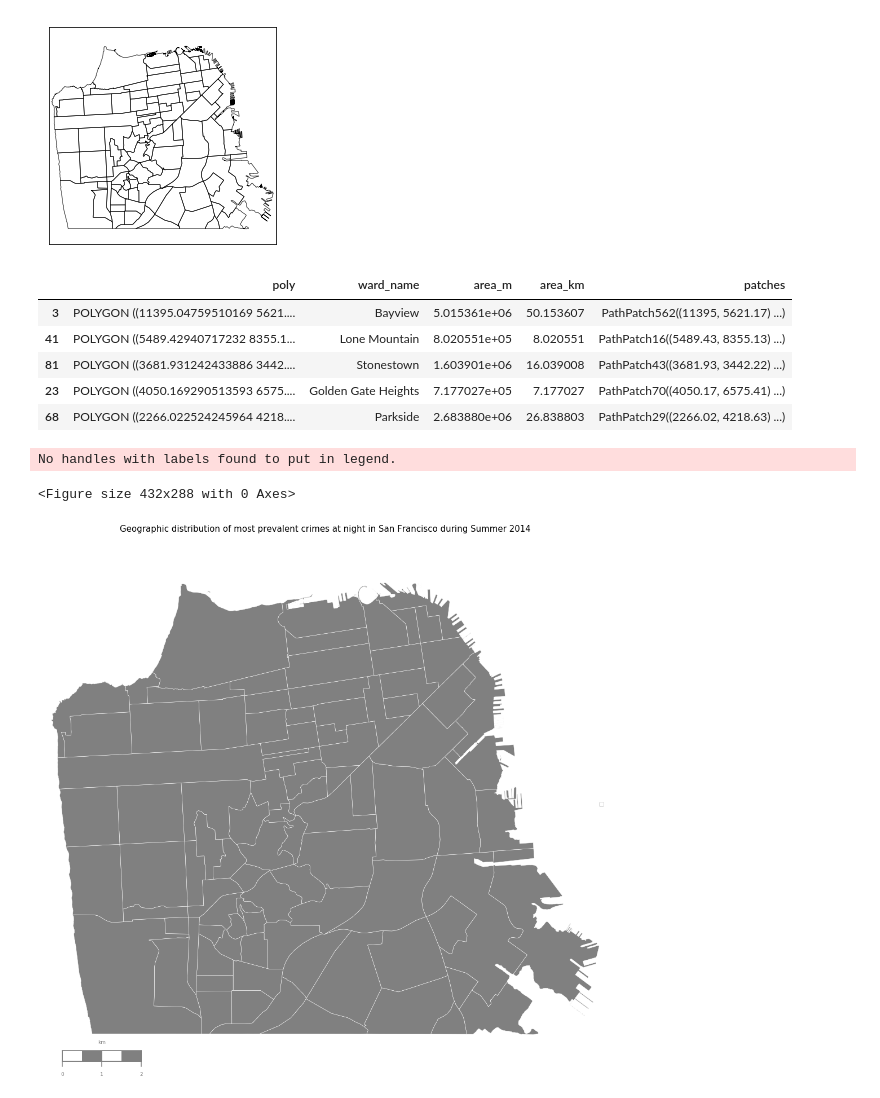
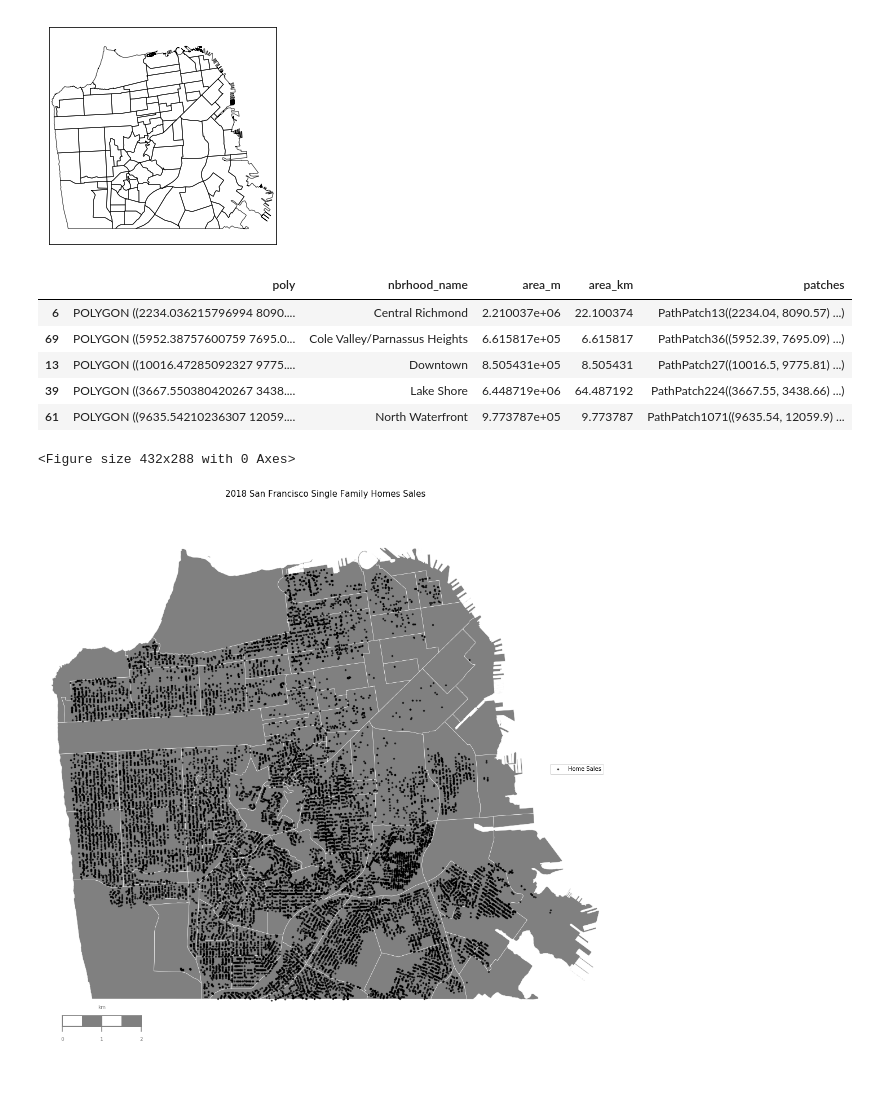
Before and after one commit to Ahdeny/SF_Real_Estate_Project, a Jupyter notebook: SF Map Code Test.ipynb, the cells around one changed output. Cells and saved outputs as stored; diff of their text form; code cells hidden in the pictures.

```diff
--- a/SF Map Code Test.ipynb
+++ b/SF Map Code Test.ipynb
@@ -71,10 +71,8 @@ import fiona
 import matplotlib.pyplot as plt
 # %%
 # Load SF real estate data
-sf_data = pd.read_csv('https://raw.githubusercontent.com/JimKing100/SF_Real_Estate_Project/master/data/SF-SFR-Sales-Edited.csv')
-sf_data.insert(0, 'latitude', 0.0)
-sf_data.insert(1, 'longitude', 0.0)
+sf_data = pd.read_csv('https://raw.githubusercontent.com/JimKing100/SF_Real_Estate_Project/master/data/SF-SFR-Sales-Final1.csv')
 print(sf_data.shape)
-sf_data.head(200)
+sf_data.head(20)
 # %% [output]
 (23711, 30)
@@ -99,10 +96,7 @@ sf_data.head(200)
 # %%
-for i in range(1000, 1400):
-  geolocator = Nominatim(user_agent='Test')
-  location = geolocator.geocode(sf_data.loc[i, 'full_address'], timeout=None)
-  if location:
-    sf_data.loc[i, 'latitude'] = location.latitude
-    sf_data.loc[i, 'longitude'] = location.longitude
-
-print(sf_data.shape)
-sf_data.head(1200)
+#for i in range(1000, 1400):
+#  geolocator = Nominatim(user_agent='Test')
+#  location = geolocator.geocode(sf_data.loc[i, 'full_address'], timeout=None)
+#  if location:
+#    sf_data.loc[i, 'latitude'] = location.latitude
+#    sf_data.loc[i, 'longitude'] = location.longitude
@@ -220,7 +169,7 @@ m.readshapefile(
 # %%
 df_map = pd.DataFrame({
     'poly': [Polygon(xy) for xy in m.SF],
-    'ward_name': [ward['nbrhood'] for ward in m.SF_info]})
+    'nbrhood_name': [nbrhood['nbrhood'] for nbrhood in m.SF_info]})
 df_map['area_m'] = df_map['poly'].map(lambda x: x.area)
 df_map['area_km'] = df_map['area_m'] / 100000
 # Draw neighborhoods with polygons
@@ -232,34 +181,49 @@ df_map['patches'] = df_map['poly'].map(lambda x: PolygonPatch(
 
 df_map.sample(n=5)
 # %% [output]
-|  | poly | ward_name | area_m | area_km | patches |
-| 3 | POLYGON ((11395.04759510169 5621.... | Bayview | 5.015361e+06 | 50.153607 | PathPatch562((11395, 5621.17) ...) |
-| 41 | POLYGON ((5489.42940717232 8355.1... | Lone Mountain | 8.020551e+05 | 8.020551 | PathPatch16((5489.43, 8355.13) ...) |
-| 81 | POLYGON ((3681.931242433886 3442.... | Stonestown | 1.603901e+06 | 16.039008 | PathPatch43((3681.93, 3442.22) ...) |
-| 23 | POLYGON ((4050.169290513593 6575.... | Golden Gate Heights | 7.177027e+05 | 7.177027 | PathPatch70((4050.17, 6575.41) ...) |
-| 68 | POLYGON ((2266.022524245964 4218.... | Parkside | 2.683880e+06 | 26.838803 | PathPatch29((2266.02, 4218.63) ...) |
+|  | poly | nbrhood_name | area_m | area_km | patches |
+| 6 | POLYGON ((2234.036215796994 8090.... | Central Richmond | 2.210037e+06 | 22.100374 | PathPatch13((2234.04, 8090.57) ...) |
+| 69 | POLYGON ((5952.38757600759 7695.0... | Cole Valley/Parnassus Heights | 6.615817e+05 | 6.615817 | PathPatch36((5952.39, 7695.09) ...) |
+| 13 | POLYGON ((10016.47285092327 9775.... | Downtown | 8.505431e+05 | 8.505431 | PathPatch27((10016.5, 9775.81) ...) |
+| 39 | POLYGON ((3667.550380420267 3438.... | Lake Shore | 6.448719e+06 | 64.487192 | PathPatch224((3667.55, 3438.66) ...) |
+| 61 | POLYGON ((9635.54210236307 12059.... | North Waterfront | 9.773787e+05 | 9.773787 | PathPatch1071((9635.54, 12059.9) ... |
+# %%
+
+# Create Point objects in map coordinates from dataframe lon and lat values
+map_points = pd.Series([Point(m(mapped_x,mapped_y)) for mapped_x, mapped_y in zip(sf_data['longitude'],sf_data['latitude'])])
+plt_points = MultiPoint(list(map_points.values))
+#hoods_polygon = prep(MultiPolygon(list(df_map['poly'].values)))
+#pts = filter(hoods_polygon.contains,plt_points)
 # %%
 plt.clf()
 fig = plt.figure()
-ax = fig.add_subplot(111, frame_on=False)
+ax = fig.add_subplot(111, facecolor='w', frame_on=False)
+
+dev = m.scatter(
+    [geom.x for geom in map_points],
+    [geom.y for geom in map_points],
+    10, marker='o', lw=.25,
+    facecolor='black', edgecolor='black',
+    alpha=0.75, antialiased=True,
+    label='Home Sales', zorder=3)
 
 ax.add_collection(PatchCollection(df_map['patches'].values, match_original=True))
+
 
 m.drawmapscale(
     coords[0] + 0.015, coords[1] - 0.005,
     coords[0], coords[1],
     2.,
     barstyle='fancy', labelstyle='simple',
     fillcolor1='w', fillcolor2='#808080',
     fontcolor='#808080',
     zorder=5)
 
 plt.tight_layout()
 plt.legend(loc="center right")
-plt.title("Geographic distribution of most prevalent crimes at night in San Francisco during Summer 2014", size=15)
+plt.title("2018 San Francisco Single Family Homes Sales", size=15)
 fig.set_size_inches(15,15)
 plt.show()
 # %% [output]
-No handles with labels found to put in legend.
+<Figure size 432x288 with 0 Axes>
-<Figure size 432x288 with 0 Axes>
-[figure, old version]
+[figure, new version]
```
Also changed, not shown: parts of 6 cells of this notebook.
